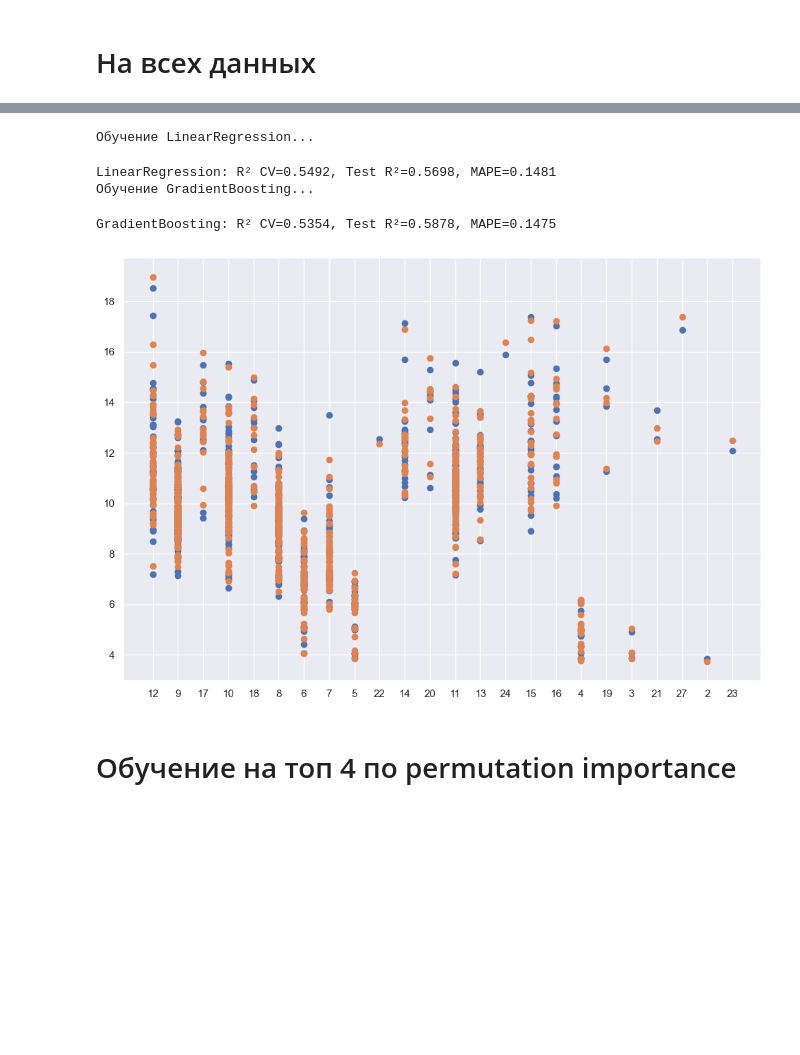
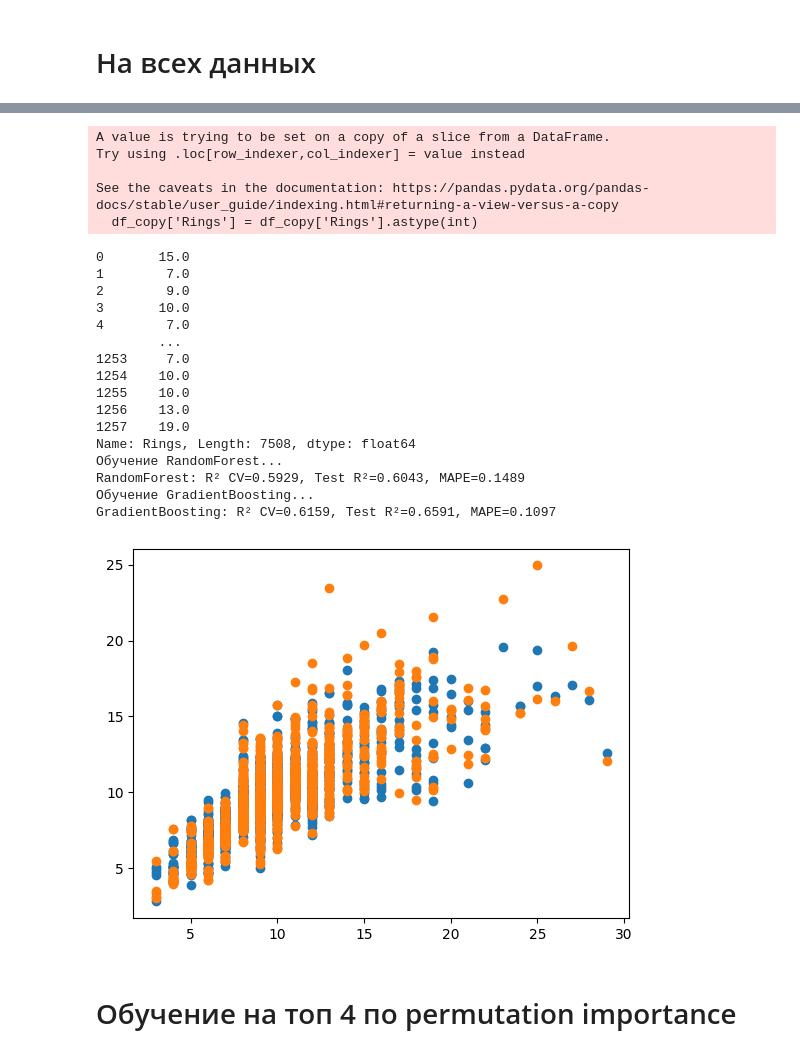
Before and after one commit to KonnorKennuey/EDA-Tasks, a Jupyter notebook: Task 5/ФМИ_EDA_pipeline.ipynb, the cells around one changed output, grey strips where cells are left out. Drawn from its saved outputs; the diff is of its cells as text; code cells hidden in the pictures; blank space fills up the shorter version.

```diff
--- a/Task 5/ФМИ_EDA_pipeline.ipynb
+++ b/Task 5/ФМИ_EDA_pipeline.ipynb
@@ -130,3 +130,6 @@ df_copy = df_copy[df_copy["Rings"]!='8s']
 print(len(df_copy))
 # %% [output]
 4176
+# %%
+df_copy['Rings'] = df_copy['Rings'].astype(int)
+df_copy = df_copy[(df_copy['Rings']>=4) & (df_copy['Rings']<=18)]
@@ -355,3 +376,15 @@ from sklearn.ensemble import GradientBoostingRegressor, RandomForestRegressor
 from sklearn.metrics import mean_absolute_percentage_error, r2_score
 # %% [markdown]
 # На всех данных
+# %%
+df_copy.reset_index(inplace=True)
+# %%
+import smogn
+
+smogn_data = smogn.smoter(
+    data=df_copy,
+    y='Rings',
+    k=3,
+    samp_method='extreme',
+    rel_thres=0.2
+)
@@ -358,6 +409,16 @@ from sklearn.metrics import mean_absolute_percentage_error, r2_score
+# %%
+df_copy['Rings'] = df_copy['Rings'].astype(int)
+# %% [output]
+A value is trying to be set on a copy of a slice from a DataFrame.
+Try using .loc[row_indexer,col_indexer] = value instead
+
+See the caveats in the documentation: https://pandas.pydata.org/pandas-docs/stable/user_guide/indexing.html#returning-a-view-versus-a-copy
+  df_copy['Rings'] = df_copy['Rings'].astype(int)
 # %%
-X = df_copy.drop(columns=["Rings"])
-y = df_copy["Rings"]
+X = smogn_data.drop(columns=["Rings"])
+y = smogn_data["Rings"]
+
+print(y)
 
 scaler = StandardScaler()
 X_scaled = scaler.fit_transform(X)
@@ -366,10 +427,11 @@ X_train, X_test, y_train, y_test = train_test_split(
     X_scaled, y, test_size=0.2, random_state=42
 )
 
-cv = StratifiedKFold(n_splits=5, shuffle=True, random_state=42)
+cv = KFold(n_splits=3, shuffle=True, random_state=42)
 
 models_params = {
-    'LinearRegression': {
+    'RandomForest': {
+
         'model': RandomForestRegressor(random_state=42),
         'params': {
             'n_estimators': [75, 100, 125, 150],
@@ -381,45 +443,57 @@ models_params = {
         'model': GradientBoostingRegressor(random_state=42),
         'params': {
             'n_estimators': [75, 100, 125, 150],
-            'max_depth': [3, 5, 7],
+            'max_depth': [3, 10, 17],
             'learning_rate': [0.01, 0.1]
         }
     }
 }
 
 results = {}
 metrics = []
 
 for name, config in models_params.items():
     print(f"Обучение {name}...")
     gs = GridSearchCV(
         config['model'], config['params'],
         cv=cv, scoring='r2', n_jobs=-1
     )
     gs.fit(X_train, y_train)
     results[name] = gs
 
     # Предсказания
     y_pred = gs.predict(X_test)
 
     # Метрики
     mape = mean_absolute_percentage_error(y_test, y_pred)
     r2 = r2_score(y_test, y_pred)
 
     metrics.append({
         'Model': name,
         'Best_R2_CV': gs.best_score_,
         'Test_R2': r2,
         'Test_MAPE': mape
     })
     plt.scatter(y_test,y_pred)
     print(f"{name}: R² CV={gs.best_score_:.4f}, Test R²={r2:.4f}, MAPE={mape:.4f}")
 # %% [output]
-Обучение LinearRegression...
+0       15.0
+1        7.0
+2        9.0
+3       10.0
+4        7.0
+        ...
+1253     7.0
+1254    10.0
+1255    10.0
+1256    13.0
+1257    19.0
+Name: Rings, Length: 7508, dtype: float64
+Обучение RandomForest...
+RandomForest: R² CV=0.5929, Test R²=0.6043, MAPE=0.1489
+Обучение GradientBoosting...
+GradientBoosting: R² CV=0.6159, Test R²=0.6591, MAPE=0.1097
-LinearRegression: R² CV=0.5492, Test R²=0.5698, MAPE=0.1481
-Обучение GradientBoosting...
-GradientBoosting: R² CV=0.5354, Test R²=0.5878, MAPE=0.1475
-[figure, old version]
+[figure, new version]
 # %% [markdown]
 # Обучение на топ 4 по permutation importance
 # %%
```
Also changed, not shown: parts of 11 cells of this notebook.
